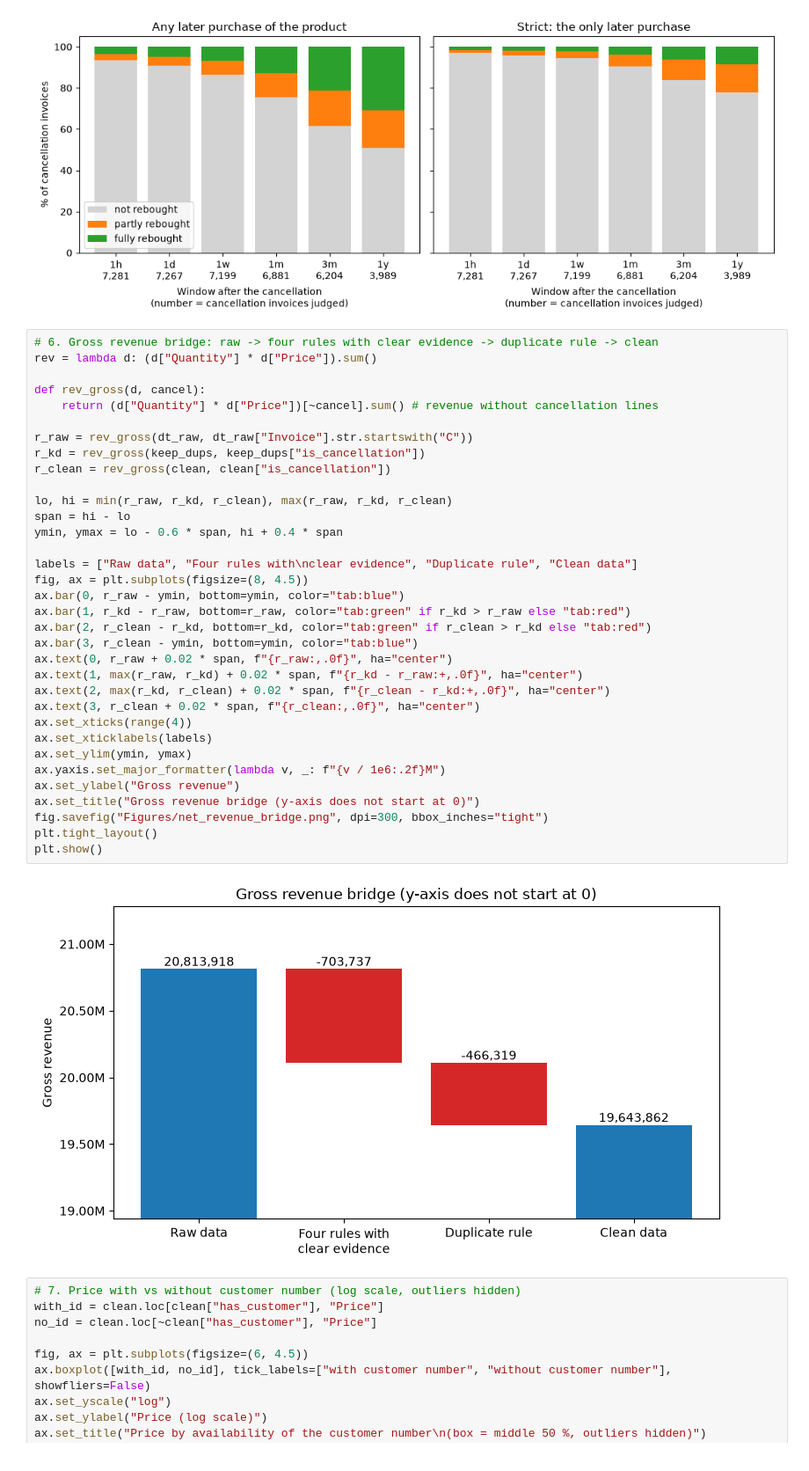
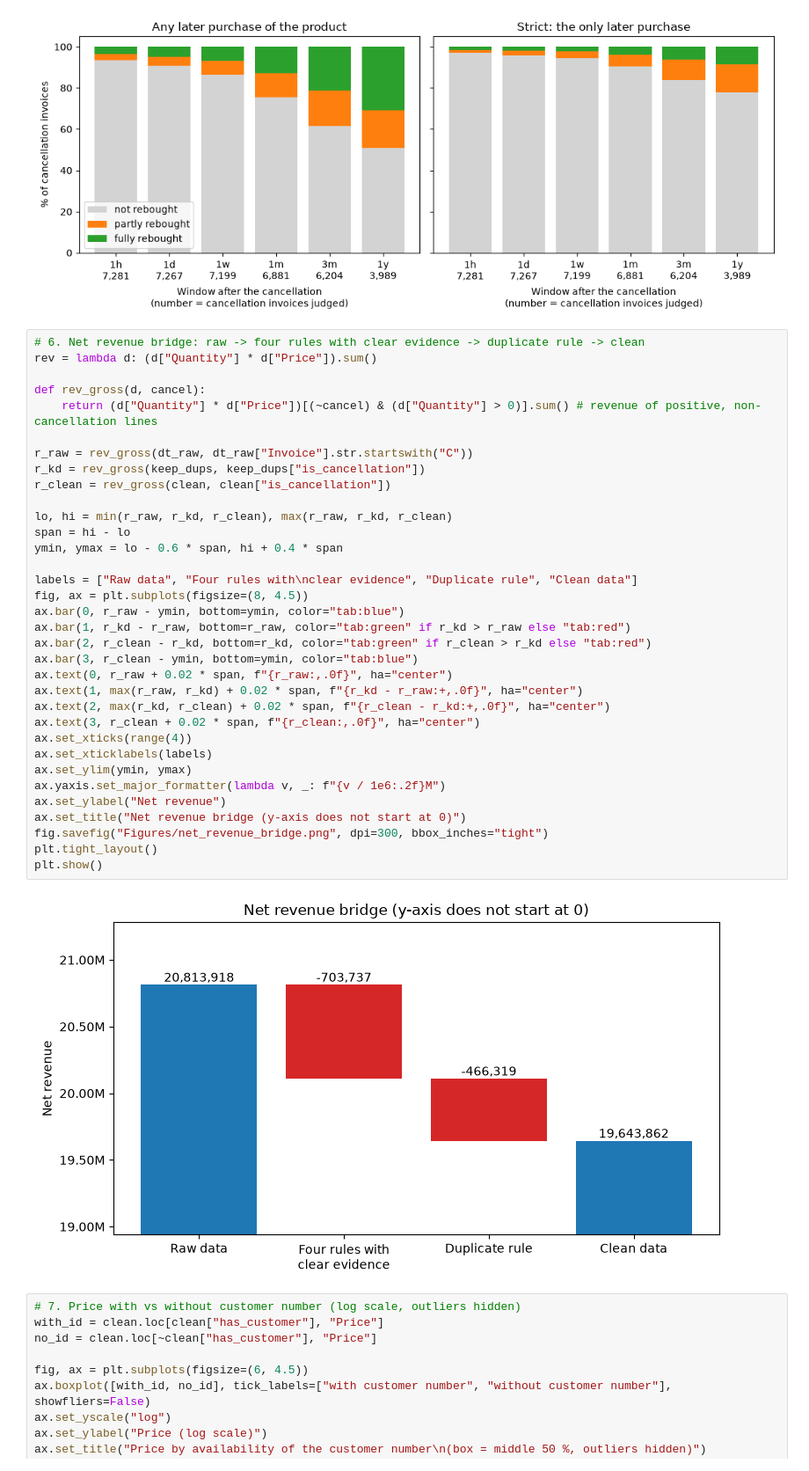
Before and after one commit to anristepanian/data-wrangling-on-e-commerce-data, a Jupyter notebook: main.ipynb, the cells around one changed output. Shown at 88% size. Drawn from its saved outputs; the diff is of its cells as text.

```diff
--- a/main.ipynb
+++ b/main.ipynb
@@ -1330,41 +1384,41 @@ plt.show()
 # %% [output]
 [figure]
 # %%
-# 6. Gross revenue bridge: raw -> four rules with clear evidence -> duplicate rule -> clean
+# 6. Net revenue bridge: raw -> four rules with clear evidence -> duplicate rule -> clean
 rev = lambda d: (d["Quantity"] * d["Price"]).sum()
 
 def rev_gross(d, cancel):
-    return (d["Quantity"] * d["Price"])[~cancel].sum() # revenue without cancellation lines
+    return (d["Quantity"] * d["Price"])[(~cancel) & (d["Quantity"] > 0)].sum() # revenue of positive, non-cancellation lines
 
 r_raw = rev_gross(dt_raw, dt_raw["Invoice"].str.startswith("C"))
 r_kd = rev_gross(keep_dups, keep_dups["is_cancellation"])
 r_clean = rev_gross(clean, clean["is_cancellation"])
 
 lo, hi = min(r_raw, r_kd, r_clean), max(r_raw, r_kd, r_clean)
 span = hi - lo
 ymin, ymax = lo - 0.6 * span, hi + 0.4 * span
 
 labels = ["Raw data", "Four rules with\nclear evidence", "Duplicate rule", "Clean data"]
 fig, ax = plt.subplots(figsize=(8, 4.5))
 ax.bar(0, r_raw - ymin, bottom=ymin, color="tab:blue")
 ax.bar(1, r_kd - r_raw, bottom=r_raw, color="tab:green" if r_kd > r_raw else "tab:red")
 ax.bar(2, r_clean - r_kd, bottom=r_kd, color="tab:green" if r_clean > r_kd else "tab:red")
 ax.bar(3, r_clean - ymin, bottom=ymin, color="tab:blue")
 ax.text(0, r_raw + 0.02 * span, f"{r_raw:,.0f}", ha="center")
 ax.text(1, max(r_raw, r_kd) + 0.02 * span, f"{r_kd - r_raw:+,.0f}", ha="center")
 ax.text(2, max(r_kd, r_clean) + 0.02 * span, f"{r_clean - r_kd:+,.0f}", ha="center")
 ax.text(3, r_clean + 0.02 * span, f"{r_clean:,.0f}", ha="center")
 ax.set_xticks(range(4))
 ax.set_xticklabels(labels)
 ax.set_ylim(ymin, ymax)
 ax.yaxis.set_major_formatter(lambda v, _: f"{v / 1e6:.2f}M")
-ax.set_ylabel("Gross revenue")
-ax.set_title("Gross revenue bridge (y-axis does not start at 0)")
+ax.set_ylabel("Net revenue")
+ax.set_title("Net revenue bridge (y-axis does not start at 0)")
 fig.savefig("Figures/net_revenue_bridge.png", dpi=300, bbox_inches="tight")
 plt.tight_layout()
 plt.show()
 # %% [output]
-[figure, old version]
+[figure, new version]
 # %%
 # 7. Price with vs without customer number (log scale, outliers hidden)
 with_id = clean.loc[clean["has_customer"], "Price"]
```
Also changed, not shown: parts of 9 cells of this notebook, 1 other file.
